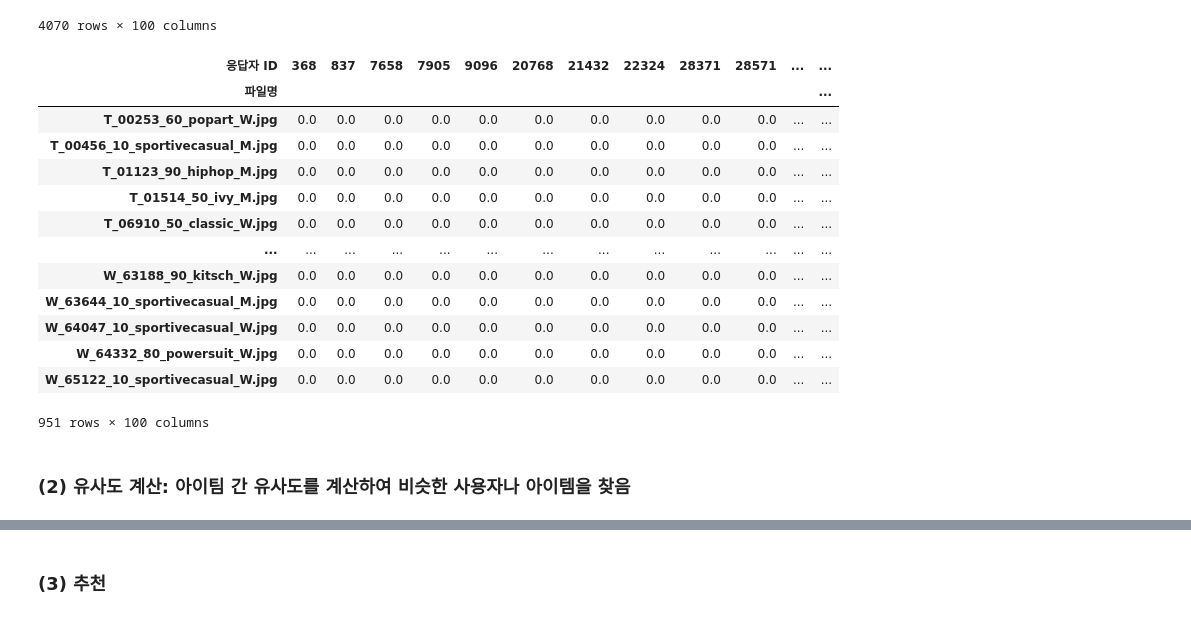
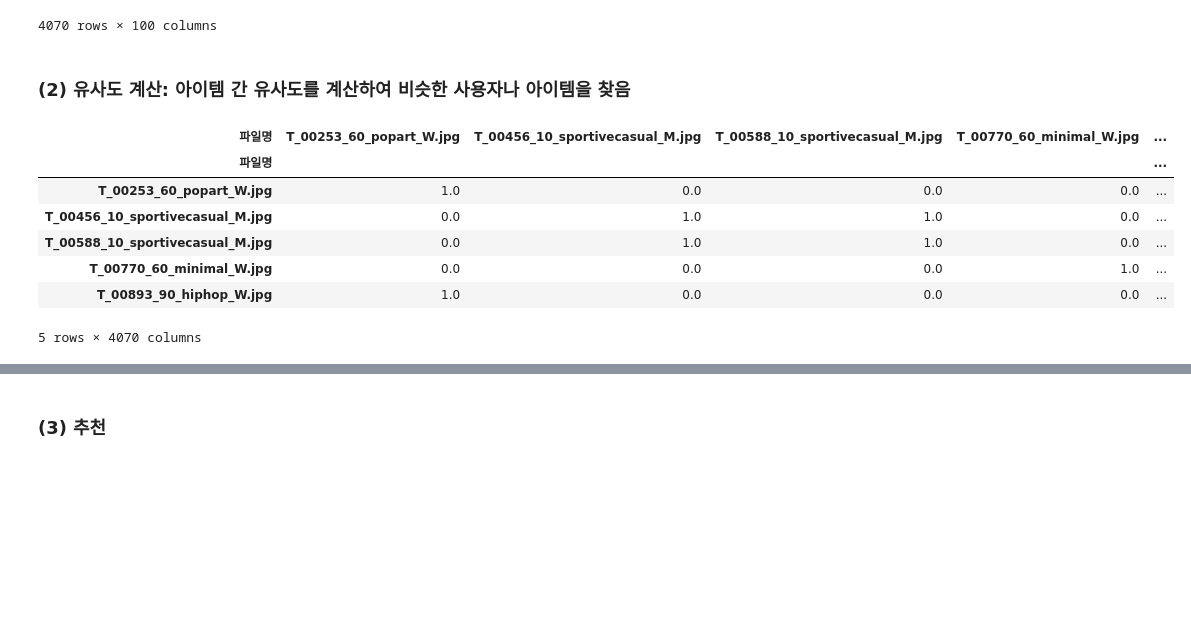
Before and after one commit to editdiary/DCC, a Jupyter notebook: Mission3/mission3-1.ipynb, the cells around one changed output, grey strips where cells are left out. Drawn from its saved outputs; the diff is of its cells as text; code cells hidden in the pictures; blank space fills up the shorter version.

```diff
--- a/Mission3/mission3-1.ipynb
+++ b/Mission3/mission3-1.ipynb
@@ -91,28 +101,27 @@ t_item_user_matrix      # train 데이터의 item-user matrix
 | W_71935_60_mods_M.jpg | 0.0 | 0.0 | 0.0 | 0.0 | 0.0 | 0.0 | 0.0 | 0.0 | 0.0 | 0.0 | ... | ... |
 | W_71936_60_mods_M.jpg | 0.0 | 0.0 | 0.0 | 0.0 | 0.0 | 0.0 | 0.0 | 0.0 | 0.0 | 0.0 | ... | ... |
 4070 rows × 100 columns
-# %%
-v_item_user_matrix    # validation 데이터의 item-user matrix
-# %% [output]
-| 응답자 ID | 368 | 837 | 7658 | 7905 | 9096 | 20768 | 21432 | 22324 | 28371 | 28571 | ... | ... |
-| 파일명 |  |  |  |  |  |  |  |  |  |  |  | ... |
-| T_00253_60_popart_W.jpg | 0.0 | 0.0 | 0.0 | 0.0 | 0.0 | 0.0 | 0.0 | 0.0 | 0.0 | 0.0 | ... | ... |
-| T_00456_10_sportivecasual_M.jpg | 0.0 | 0.0 | 0.0 | 0.0 | 0.0 | 0.0 | 0.0 | 0.0 | 0.0 | 0.0 | ... | ... |
-| T_01123_90_hiphop_M.jpg | 0.0 | 0.0 | 0.0 | 0.0 | 0.0 | 0.0 | 0.0 | 0.0 | 0.0 | 0.0 | ... | ... |
-| T_01514_50_ivy_M.jpg | 0.0 | 0.0 | 0.0 | 0.0 | 0.0 | 0.0 | 0.0 | 0.0 | 0.0 | 0.0 | ... | ... |
-| T_06910_50_classic_W.jpg | 0.0 | 0.0 | 0.0 | 0.0 | 0.0 | 0.0 | 0.0 | 0.0 | 0.0 | 0.0 | ... | ... |
-| ... | ... | ... | ... | ... | ... | ... | ... | ... | ... | ... | ... | ... |
-| W_63188_90_kitsch_W.jpg | 0.0 | 0.0 | 0.0 | 0.0 | 0.0 | 0.0 | 0.0 | 0.0 | 0.0 | 0.0 | ... | ... |
-| W_63644_10_sportivecasual_M.jpg | 0.0 | 0.0 | 0.0 | 0.0 | 0.0 | 0.0 | 0.0 | 0.0 | 0.0 | 0.0 | ... | ... |
-| W_64047_10_sportivecasual_W.jpg | 0.0 | 0.0 | 0.0 | 0.0 | 0.0 | 0.0 | 0.0 | 0.0 | 0.0 | 0.0 | ... | ... |
-| W_64332_80_powersuit_W.jpg | 0.0 | 0.0 | 0.0 | 0.0 | 0.0 | 0.0 | 0.0 | 0.0 | 0.0 | 0.0 | ... | ... |
-| W_65122_10_sportivecasual_W.jpg | 0.0 | 0.0 | 0.0 | 0.0 | 0.0 | 0.0 | 0.0 | 0.0 | 0.0 | 0.0 | ... | ... |
-951 rows × 100 columns
 # %% [markdown]
-### (2) 유사도 계산: 아이팀 간 유사도를 계산하여 비슷한 사용자나 아이템을 찾음
+### (2) 유사도 계산: 아이템 간 유사도를 계산하여 비슷한 사용자나 아이템을 찾음
 # %%
 # 코사인 유사도 계산 (!코사인 유사도 쓰는 게 맞을지..?)
 from sklearn.metrics.pairwise import cosine_similarity
 
-#t_item_similarity_matrix = cosine_similarity(t_item_user_matrix)
-v_item_similarity_matrix = cosine_similarity(v_item_user_matrix)
+t_item_similarity_matrix = cosine_similarity(t_item_user_matrix)
+#v_item_similarity_matrix = cosine_similarity(v_item_user_matrix)
+
+# 유사도 행렬을 DataFrame으로 변환하여 쉽게 조작할 수 있도록 함
+t_item_similarity_df = pd.DataFrame(t_item_similarity_matrix, index=t_item_user_matrix.index, columns=t_item_user_matrix.index)
+#v_item_similarity_df = pd.DataFrame(v_item_similarity_matrix, index=v_item_user_matrix.index, columns=v_item_user_matrix.index)
+
+# 아이템 유사도 행렬의 일부를 표시하여 확인
+t_item_similarity_df.head()
+# %% [output]
+| 파일명 | T_00253_60_popart_W.jpg | T_00456_10_sportivecasual_M.jpg | T_00588_10_sportivecasual_M.jpg | T_00770_60_minimal_W.jpg | ... |
+| 파일명 |  |  |  |  | ... |
+| T_00253_60_popart_W.jpg | 1.0 | 0.0 | 0.0 | 0.0 | ... |
+| T_00456_10_sportivecasual_M.jpg | 0.0 | 1.0 | 1.0 | 0.0 | ... |
+| T_00588_10_sportivecasual_M.jpg | 0.0 | 1.0 | 1.0 | 0.0 | ... |
+| T_00770_60_minimal_W.jpg | 0.0 | 0.0 | 0.0 | 1.0 | ... |
+| T_00893_90_hiphop_W.jpg | 1.0 | 0.0 | 0.0 | 0.0 | ... |
+5 rows × 4070 columns
```
Also changed, not shown: parts of 19 cells of this notebook, 21 other files.
